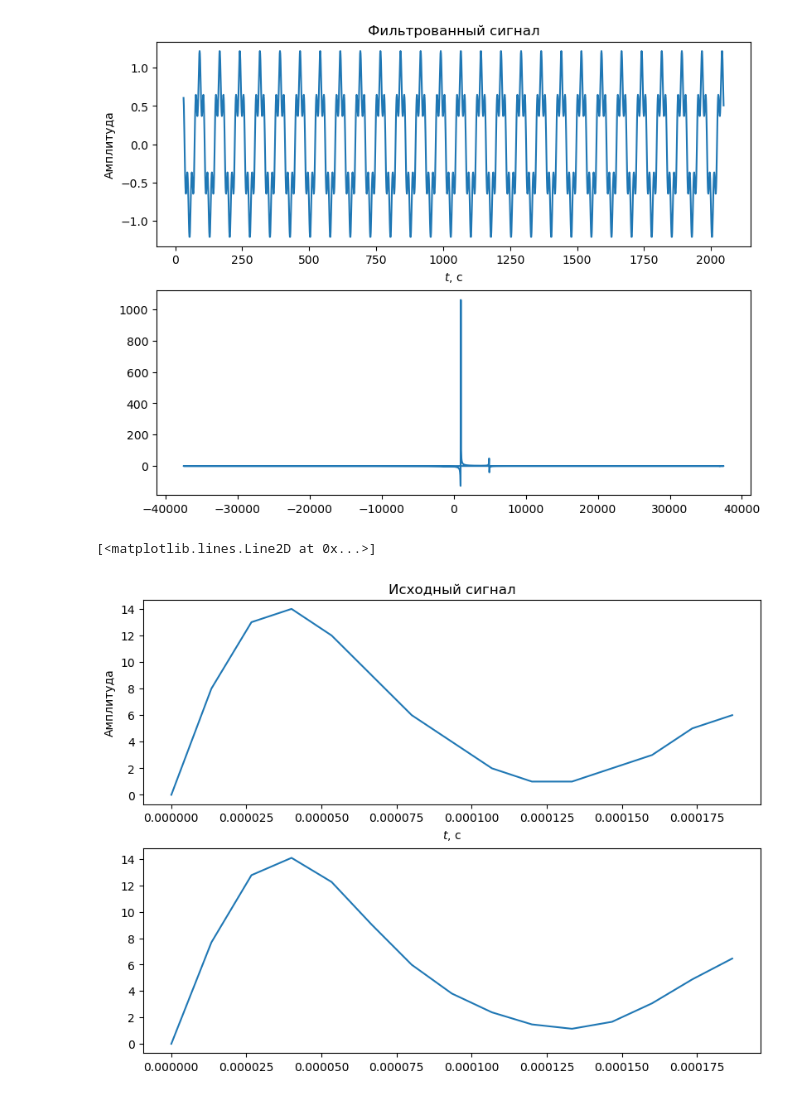
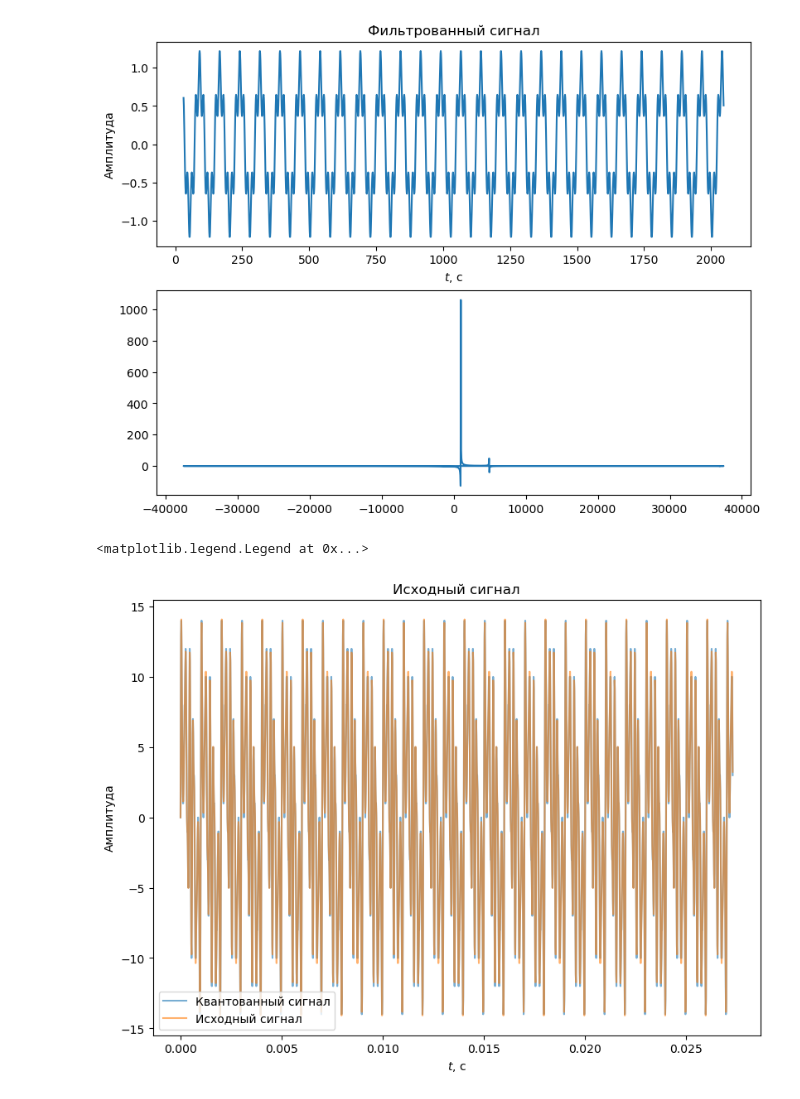
Before and after one commit to Otkuda/rtl-fir-filter, a Jupyter notebook: model/plots.ipynb, the cells around one changed output. Saved outputs shown, nothing was run; the diff lists cells and outputs as text; code cells hidden in the pictures.

Commit message:
More plots

```diff
--- a/model/plots.ipynb
+++ b/model/plots.ipynb
@@ -211,15 +211,18 @@ ax2.plot(fftshift(fftfreq(n, 1/samplingF)[:2017]), fftshift(fft(compFilteredSign
 [<matplotlib.lines.Line2D at 0x...>]
 [figure]
 # %%
+quantizedSignal = quantizeSignal(testSignal, 2**15-1)
+
 x = np.linspace(0, 1/samplingF*n, n)
-fig, (ax1, ax2) = plt.subplots(2, 1, figsize=(8, 6), layout="constrained")
+fig, ax = plt.subplots(1, 1, figsize=(8, 6), layout="constrained")
 
-ax1.set_title("Исходный сигнал")
-ax1.set_ylabel("Амплитуда")
-ax1.set_xlabel(r"$t$, c")
+ax.set_title("Исходный сигнал")
+ax.set_ylabel("Амплитуда")
+ax.set_xlabel(r"$t$, c")
 
-ax1.plot(x[:15], quantizeSignal(testSignal, 2**15-1)[:15])
-ax2.plot(x[:15], testSignal[:15])
+ax.plot(x, quantizedSignal, label="Квантованный сигнал", alpha=0.6)
+ax.plot(x, testSignal, label="Исходный сигнал", alpha=0.6)
+ax.legend()
 # %% [output]
-[<matplotlib.lines.Line2D at 0x...>]
+<matplotlib.legend.Legend at 0x...>
-[figure, old version]
+[figure, new version]
```
Also changed, not shown: parts of 1 cell of this notebook.
